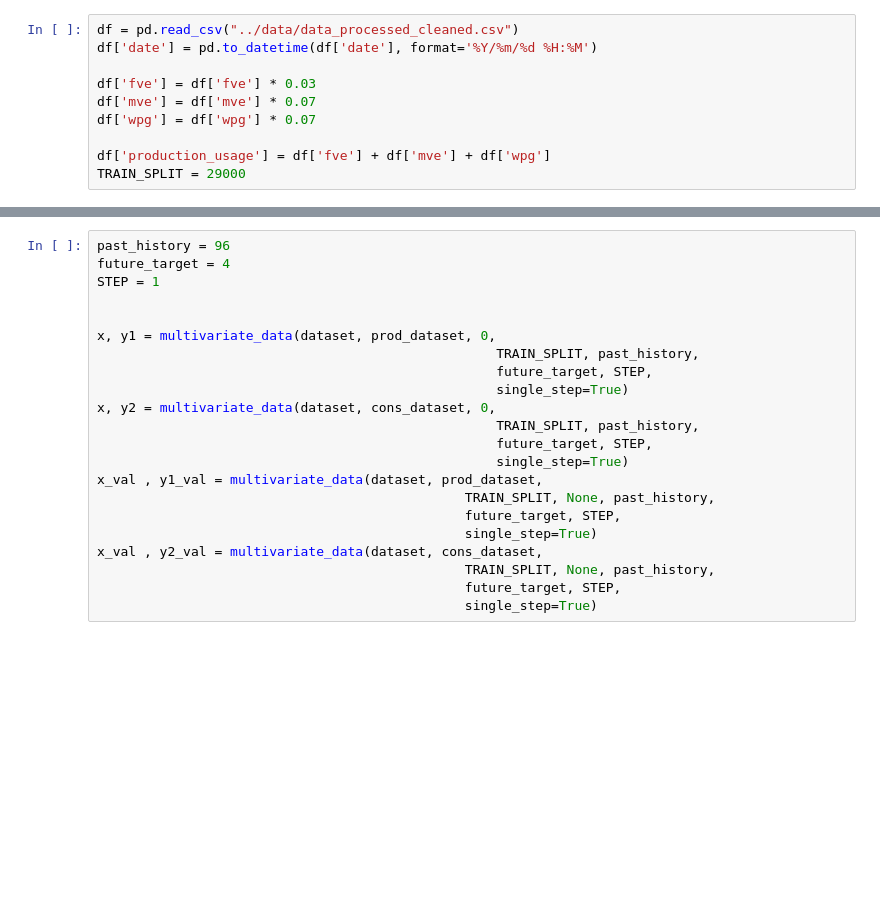
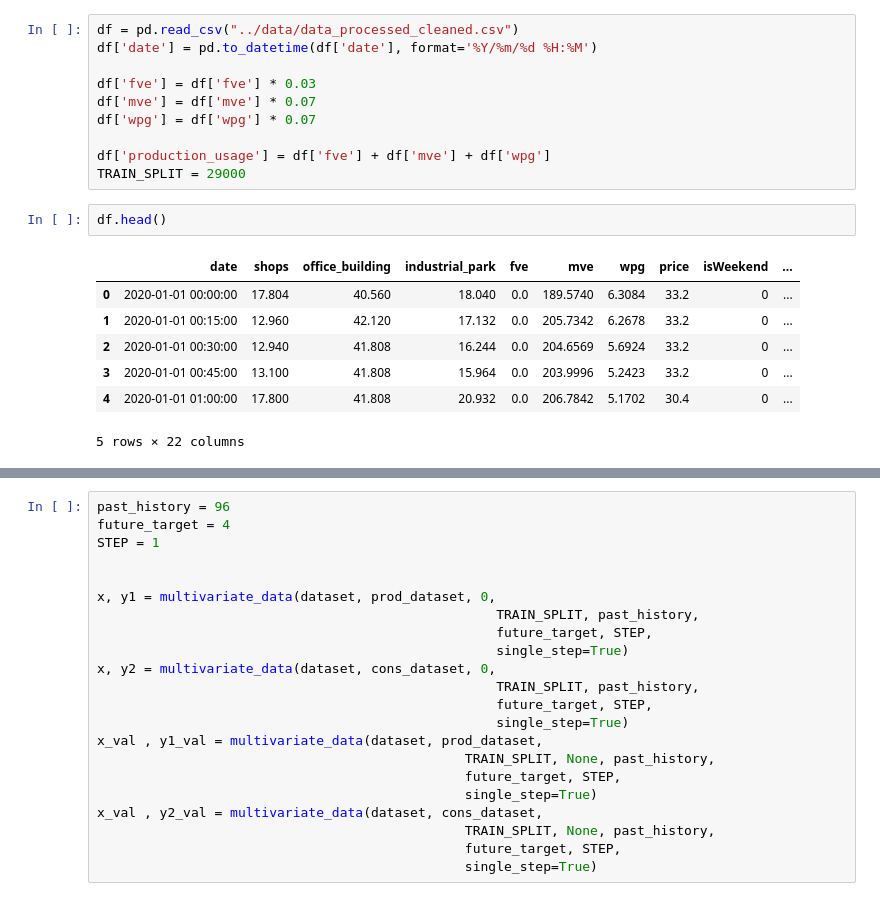
Before and after one commit to fiit-ba/Optimization-of-Battery-Management-in-Microgrid, a Jupyter notebook: AI/func_api_keras_lstm.ipynb, the cells around one changed output, grey strips where cells are left out. Saved outputs shown, nothing was run; the diff lists cells and outputs as text; blank space fills up the shorter version.

```diff
--- a/AI/func_api_keras_lstm.ipynb
+++ b/AI/func_api_keras_lstm.ipynb
@@ -60,4 +66,14 @@ df['wpg'] = df['wpg'] * 0.07
 
 df['production_usage'] = df['fve'] + df['mve'] + df['wpg']
 TRAIN_SPLIT = 29000
+# %%
+df.head()
+# %% [output]
+|  | date | shops | office_building | industrial_park | fve | mve | wpg | price | isWeekend | ... |
+| 0 | 2020-01-01 00:00:00 | 17.804 | 40.560 | 18.040 | 0.0 | 189.5740 | 6.3084 | 33.2 | 0 | ... |
+| 1 | 2020-01-01 00:15:00 | 12.960 | 42.120 | 17.132 | 0.0 | 205.7342 | 6.2678 | 33.2 | 0 | ... |
+| 2 | 2020-01-01 00:30:00 | 12.940 | 41.808 | 16.244 | 0.0 | 204.6569 | 5.6924 | 33.2 | 0 | ... |
+| 3 | 2020-01-01 00:45:00 | 13.100 | 41.808 | 15.964 | 0.0 | 203.9996 | 5.2423 | 33.2 | 0 | ... |
+| 4 | 2020-01-01 01:00:00 | 17.800 | 41.808 | 20.932 | 0.0 | 206.7842 | 5.1702 | 30.4 | 0 | ... |
+5 rows × 22 columns
 # %%
```
Also changed, not shown: parts of 10 cells of this notebook.
